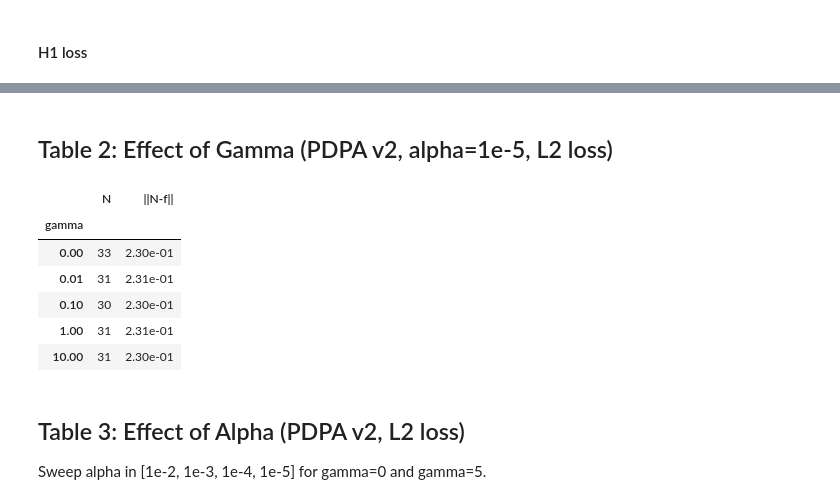
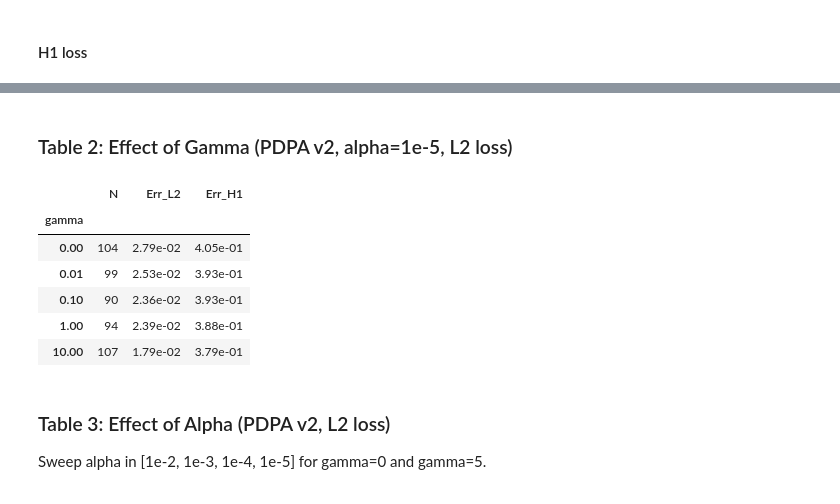
Before and after one commit to KeWu5678/NNforHJB, a Jupyter notebook: notebook/pdpa_vdp.ipynb, the cells around one changed output, grey strips where cells are left out. Cells and saved outputs as stored; diff of their text form; code cells hidden in the pictures.

```diff
--- a/notebook/pdpa_vdp.ipynb
+++ b/notebook/pdpa_vdp.ipynb
@@ -107,7 +156,19 @@ for gamma in gammas:
 # %%
 import pickle
+from datetime import date
 
-with open("models/experiment_9.pkl", "wb") as f:
+fname = (
+    f"models/pdpav2"
+    f"_activation={activation.__name__}"
+    f"_loss=l2"
+    f"_alpha={alpha:.0e}"
+    f"_gamma=sweep"
+    f"_{date.today().strftime('%Y%m%d')}"
+    f"_seed{seed}.pkl"
+)
+print(f"Saving to: {fname}")
+
+with open(fname, "wb") as f:
     pickle.dump(results_l2, f)
 
 print([r["best_iteration"] for r in results_l2])
@@ -199,10 +274,31 @@ Logged: run_id=dcfe141e8e7e4186952a3fa2a6f7aec5
 import pickle
 import pandas as pd
 import numpy as np
+from datetime import date
+from pathlib import Path
+import glob as _glob
 
-with open("models/experiment_9.pkl", "rb") as f:
+def make_fname(algo, act, loss, alpha_str, gamma_str, dt, seed):
+    return f"models/{algo}_activation={act}_loss={loss}_alpha={alpha_str}_gamma={gamma_str}_{dt}_seed{seed}.pkl"
+
+def find_fname(algo, act, loss, alpha_str, gamma_str, seed):
+    """Find the most recent file matching the pattern (any date)."""
+    pattern = f"models/{algo}_activation={act}_loss={loss}_alpha={alpha_str}_gamma={gamma_str}_*_seed{seed}.pkl"
+    matches = sorted(_glob.glob(pattern))
+    if not matches:
+        raise FileNotFoundError(f"No file matching: {pattern}")
+    return matches[-1]  # most recent date
+
+dt = date.today().strftime('%Y%m%d')
+fname_l2 = find_fname("pdpav2", activation.__name__, "l2", f"{alpha:.0e}", "sweep", seed)
+fname_h1 = find_fname("pdpav2", activation.__name__, "h1", f"{alpha:.0e}", "sweep", seed)
+
+print(f"Loading L2: {fname_l2}")
+print(f"Loading H1: {fname_h1}")
+
+with open(fname_l2, "rb") as f:
     results_l2_loaded = pickle.load(f)
-with open("models/experiment_10.pkl", "rb") as f:
+with open(fname_h1, "rb") as f:
     results_h1_loaded = pickle.load(f)
 
 def extract_table1_row(result):
@@ -251,27 +347,28 @@ Validation Errors (alpha=1e-5, gamma=1)
 # %% [markdown]
-## Table 2: Effect of Gamma (PDPA v2, alpha=1e-5, L2 loss)
+### Table 2: Effect of Gamma (PDPA v2, alpha=1e-5, L2 loss)
 # %%
 rows = []
 for r in results_l2_loaded:
     bi = r['best_iteration']
     rows.append({
         'gamma': r['gamma'],
         'N': r['best_neurons'],
-        '||N-f||': f"{r['err_l2_train'][bi]:.2e}",
+        'Err_L2': f"{r['err_l2_train'][bi]:.2e}",
+        'Err_H1': f"{r['err_h1_train'][bi]:.2e}",
     })
 
 gamma_df = pd.DataFrame(rows).set_index('gamma')
 display(gamma_df)
 # %% [output]
-|  | N | ||N-f|| |
-| gamma |  |  |
-| 0.00 | 33 | 2.30e-01 |
-| 0.01 | 31 | 2.31e-01 |
-| 0.10 | 30 | 2.30e-01 |
-| 1.00 | 31 | 2.31e-01 |
-| 10.00 | 31 | 2.30e-01 |
+|  | N | Err_L2 | Err_H1 |
+| gamma |  |  |  |
+| 0.00 | 104 | 2.79e-02 | 4.05e-01 |
+| 0.01 | 99 | 2.53e-02 | 3.93e-01 |
+| 0.10 | 90 | 2.36e-02 | 3.93e-01 |
+| 1.00 | 94 | 2.39e-02 | 3.88e-01 |
+| 10.00 | 107 | 1.79e-02 | 3.79e-01 |
 # %% [markdown]
-## Table 3: Effect of Alpha (PDPA v2, L2 loss)
+### Table 3: Effect of Alpha (PDPA v2, L2 loss)
 
 Sweep alpha in [1e-2, 1e-3, 1e-4, 1e-5] for gamma=0 and gamma=5.
 # %%
```
Also changed, not shown: parts of 64 cells of this notebook, 41 other files.
